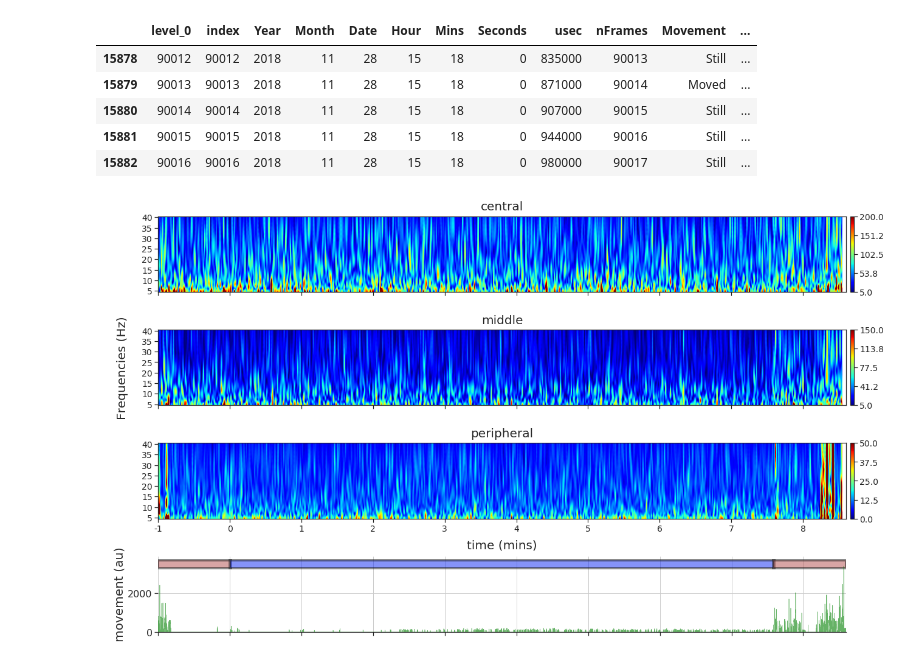
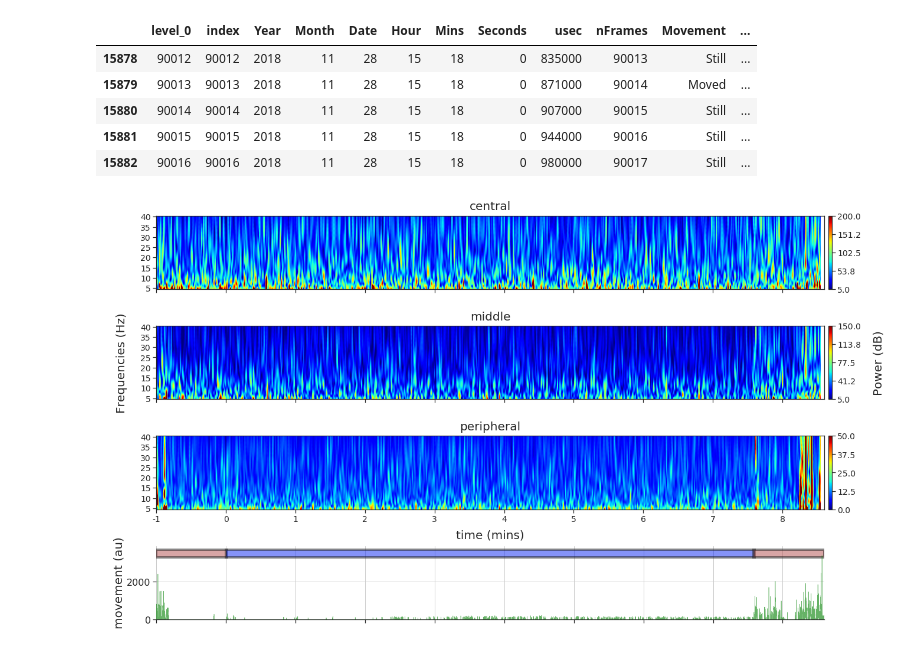
Before and after one commit to SridharJagannathan/drosSleepStages_SciAdvances2023, a Jupyter notebook: Scripts/notebooks/Figure3b_c_timeseries_multiChannelSpectrum.ipynb, the cells around one changed output. Drawn from its saved outputs; the diff is of its cells as text; code cells hidden in the pictures.

```diff
--- a/Scripts/notebooks/Figure3b_c_timeseries_multiChannelSpectrum.ipynb
+++ b/Scripts/notebooks/Figure3b_c_timeseries_multiChannelSpectrum.ipynb
@@ -144,7 +146,7 @@ np.shape(cat_time)
 # %% [output]
 (1, 697)
 # %%
-def plot_spect(data, ax, x, y, x_label, y_label, title, vmin = None, vmax = None):
+def plot_spect(data, ax, x, y, x_label, y_label, title, cbar_label, vmin = None, vmax = None):
 
     im = ax.imshow(data,aspect='auto',interpolation='spline36',cmap='jet',vmin=vmin, vmax=vmax)
 
@@ -178,6 +180,7 @@ def plot_spect(data, ax, x, y, x_label, y_label, title, vmin = None, vmax = None
     cbarticks = np.round(cbarticks,2)
 
     cbar = fig.colorbar(im, ax=ax, ticks = cbarticks, pad = 0.005)
+    cbar.ax.set_ylabel(cbar_label, rotation=90, fontsize=20, labelpad=20)
 
     plt.title(title,ha='center',va='bottom', fontsize=20)
 
@@ -483,6 +486,7 @@ gs = gridspec.GridSpecFromSubplotSpec(1, 1, subplot_spec=gs_main[0])
 ax1 = fig.add_subplot(gs[0])
 ax1 = plot_spect(roi1_central, ax = ax1, x = roi1_cat_time, y = roi1_cat_freqs,
                  x_label = '',y_label = '', title = 'central',
+                 cbar_label = '',
                  vmin = 5, vmax = 200) #vmin = 0, vmax = 300, vmin = 5, vmax = 200
 ax1.tick_params(labelbottom=False)
 
@@ -490,6 +494,7 @@ gs = gridspec.GridSpecFromSubplotSpec(1, 1, subplot_spec=gs_main[1])
 ax2 = fig.add_subplot(gs[0])
 ax2 = plot_spect(roi1_middle, ax = ax2, x = roi1_cat_time, y = roi1_cat_freqs,
                  x_label = '',y_label = 'Frequencies (Hz)\n', title = 'middle',
+                 cbar_label = 'Power (dB)',
                  vmin = 5, vmax = 150) #vmin = 0, vmax = 200, vmin = 5, vmax = 150
 ax2.tick_params(labelbottom=False)
 
@@ -497,6 +502,7 @@ gs = gridspec.GridSpecFromSubplotSpec(1, 1, subplot_spec=gs_main[2])
 ax3 = fig.add_subplot(gs[0])
 ax3 = plot_spect(roi1_peripheral, ax = ax3, x = roi1_cat_time, y = roi1_cat_freqs,
                  x_label = 'time (mins)',y_label = '', title = 'peripheral',
+                 cbar_label = '',
                  vmin = 0, vmax = 50) #vmin = 0, vmax = 100, vmin = 0, vmax = 50
 
 
@@ -518,31 +524,34 @@ ax4.margins(x=0)
 ax4.add_patch(patches.Rectangle(xy=(np.min(awakeselectindx_01), np.max(plotlabels_df['Area'])-100),  # point of origin.
                                width=np.max(awakeselectindx_01),
                                height=400, linewidth=4,
                               color='#b34d4d', ec = 'k', fill=True, alpha = 0.5))
 
 ax4.add_patch(patches.Rectangle(xy=(np.min(sleepselectindx_01), np.max(plotlabels_df['Area'])-100),  # point of origin.
                                width=len(sleepselectindx_01[0]), height=400, linewidth=4,
                               color='#0d28f2', ec = 'k', fill=True, alpha = 0.5))
 
 ax4.add_patch(patches.Rectangle(xy=(np.min(awakeselectindx_02), np.max(plotlabels_df['Area'])-100),  # point of origin.
                                width=len(awakeselectindx_02[0]), height=400, linewidth=4,
                               color='#b34d4d', ec = 'k', fill=True, alpha = 0.5))
 
 # sns.despine(left=True, bottom = True)
 
 ax4.spines['right'].set_visible(False)
 ax4.spines['top'].set_visible(False)
 ax4.spines['left'].set_visible(False)
 ax4.spines['bottom'].set_visible(True)
 
 ax4.tick_params(labelbottom=False)
 
 ax4.grid(True)
 
 ax4.set_ylim([0, np.max(plotlabels_df['Area'])+500])
 
 ax4.set_ylabel('\nmovement (au)', fontsize=20)
 # ax4.set_xlabel('\ntime (mins)', fontsize=20)
 ax4.tick_params(axis='both', which='major', labelsize=label_fontsize)
+
+# plt.savefig(outputfolderpath +  basefilename[0:-4] + '_' + index + '_epoch_sleepstage_spectogram.png',
+#             format='png', dpi=300, transparent=False, bbox_inches='tight')
 # %% [output]
-[figure, old version]
+[figure, new version]
```
Also changed, not shown: parts of 1 cell of this notebook, 11 other files.
